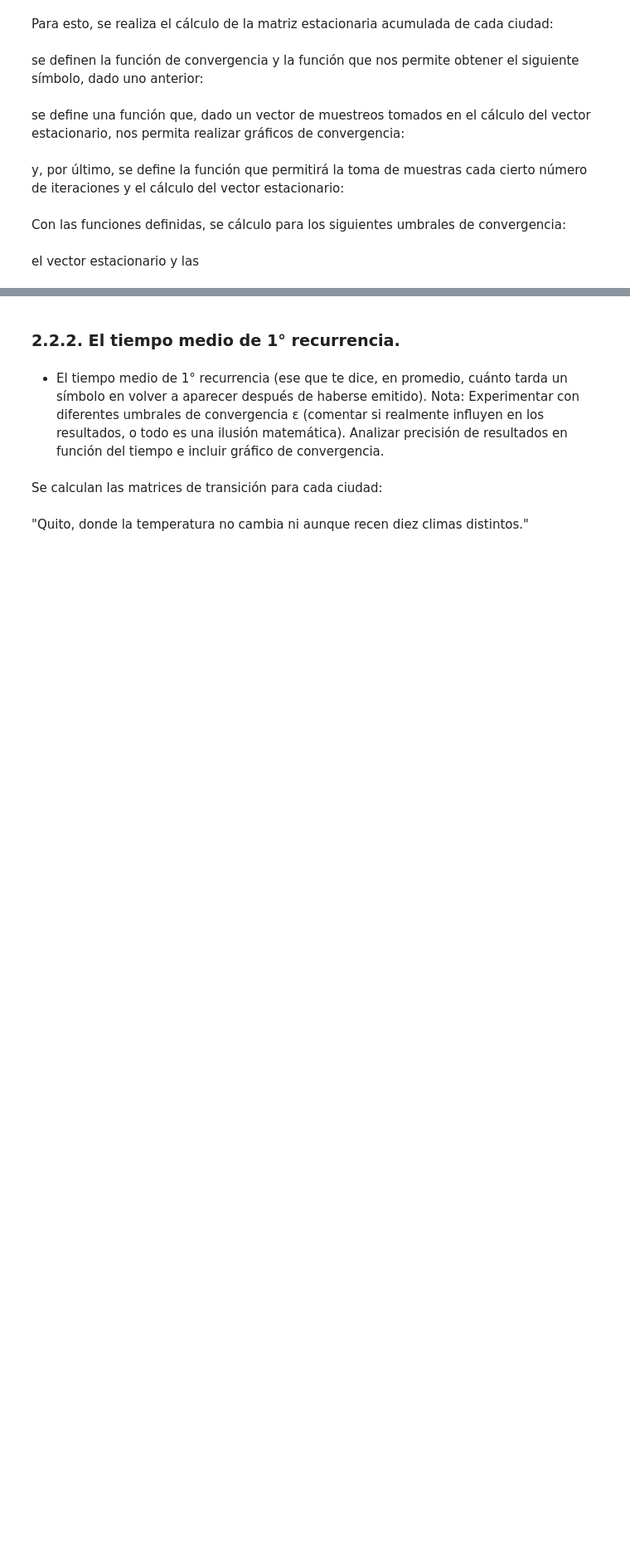
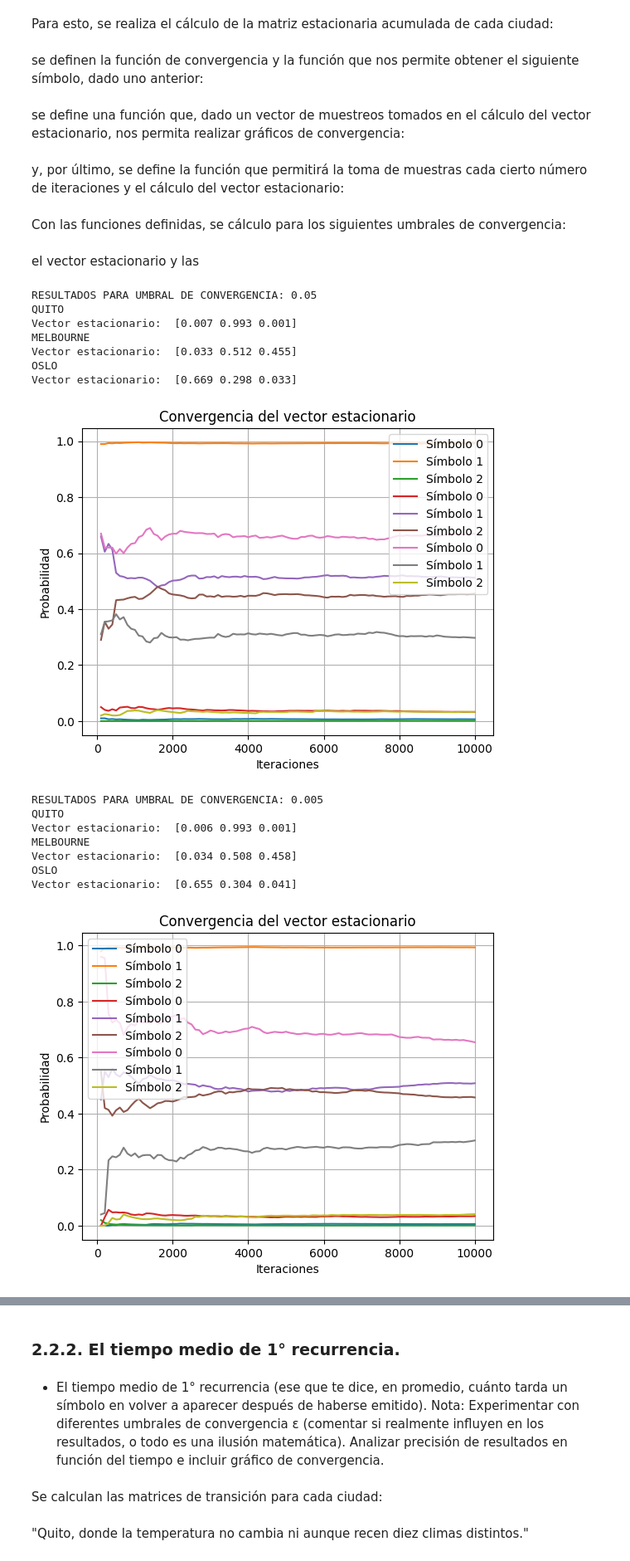
Before and after one commit to iroumec/TPE-TDI, a Jupyter notebook: deepnote/TPE/notebook.ipynb, the cells around one changed output, grey strips where cells are left out. Shown at 83% size. Drawn from its saved outputs; the diff is of its cells as text; code cells hidden in the pictures; blank space fills up the shorter version.

```diff
--- a/deepnote/TPE/notebook.ipynb
+++ b/deepnote/TPE/notebook.ipynb
@@ -475,7 +475,7 @@ def mostrar_grafico_convergencia(historial, iteraciones, nro_simbolos=NRO_SIMBOL
 # %% [markdown]
 y, por último, se define la función que permitirá la toma de muestras cada cierto número de iteraciones y el cálculo del vector estacionario:
 # %%
-def get_vector_estacionario(matriz_transicion_acumulada, nro_simbolos=NRO_SIMBOLOS, epsilon=0.0000005, min_iteraciones=10000):
+def get_vector_estacionario(matriz_transicion_acumulada, nro_simbolos=NRO_SIMBOLOS, epsilon=0.000005, min_iteraciones=10000):
 
     apariciones = np.zeros(nro_simbolos)
     vector_estacionario = np.zeros(nro_simbolos)
@@ -512,14 +512,44 @@ umbrales = [0.05, 0.005, 0.0005, 0.00005, 0.0000005]
 # %% [markdown]
 el vector estacionario y las
 # %%
+historiales_quito = []
+historiales_melbourne = []
+historiales_oslo = []
+
 for umbral in umbrales:
-    print(f"RESULTADOS PARA UMBRAL DE CONVERGENCIA: {umbral}")
+
+    vector_estacionario_quito, historial_quito, iteraciones_quito = get_vector_estacionario(matriz_acumulada_quito, epsilon=umbral)
+    vector_estacionario_melbourne, historial_melbourne, iteraciones_melbourne = get_vector_estacionario(matriz_acumulada_melbourne, epsilon=umbral)
+    vector_estacionario_oslo, historial_oslo, iteraciones_oslo = get_vector_estacionario(matriz_acumulada_oslo, epsilon=umbral)
+
+    historiales_quito.append(historial_quito)
+    historiales_melbourne.append(historial_melbourne)
+    historiales_oslo.append(historial_oslo)
+
+    print(f"\nRESULTADOS PARA UMBRAL DE CONVERGENCIA: {umbral}")
     print("QUITO")
     print("Vector estacionario: ", vector_estacionario_quito.round(3))
     mostrar_grafico_convergencia(historial_quito, iteraciones_quito)
     print("MELBOURNE")
     print("Vector estacionario: ", vector_estacionario_melbourne.round(3))
-mostrar_grafico_convergencia(historial_melbourne, iteraciones_melbourne)
-print("OSLO")
-print("Vector estacionario: ", vector_estacionario_oslo.round(3))
-mostrar_grafico_convergencia(historial_oslo, iteraciones_oslo)
+    mostrar_grafico_convergencia(historial_melbourne, iteraciones_melbourne)
+    print("OSLO")
+    print("Vector estacionario: ", vector_estacionario_oslo.round(3))
+    mostrar_grafico_convergencia(historial_oslo, iteraciones_oslo)
+# %% [output]
+RESULTADOS PARA UMBRAL DE CONVERGENCIA: 0.05
+QUITO
+Vector estacionario:  [0.007 0.993 0.001]
+MELBOURNE
+Vector estacionario:  [0.033 0.512 0.455]
+OSLO
+Vector estacionario:  [0.669 0.298 0.033]
+[figure, added]
+RESULTADOS PARA UMBRAL DE CONVERGENCIA: 0.005
+QUITO
+Vector estacionario:  [0.006 0.993 0.001]
+MELBOURNE
+Vector estacionario:  [0.034 0.508 0.458]
+OSLO
+Vector estacionario:  [0.655 0.304 0.041]
+[figure, added]
```
Also changed, not shown: parts of 11 cells of this notebook.
